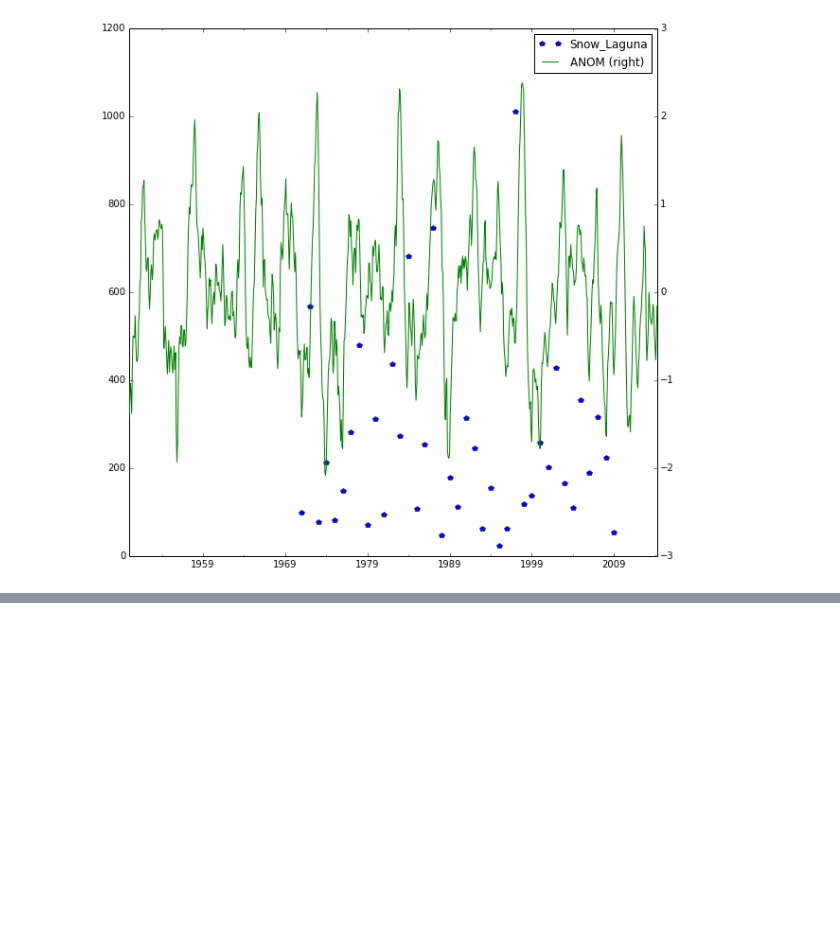
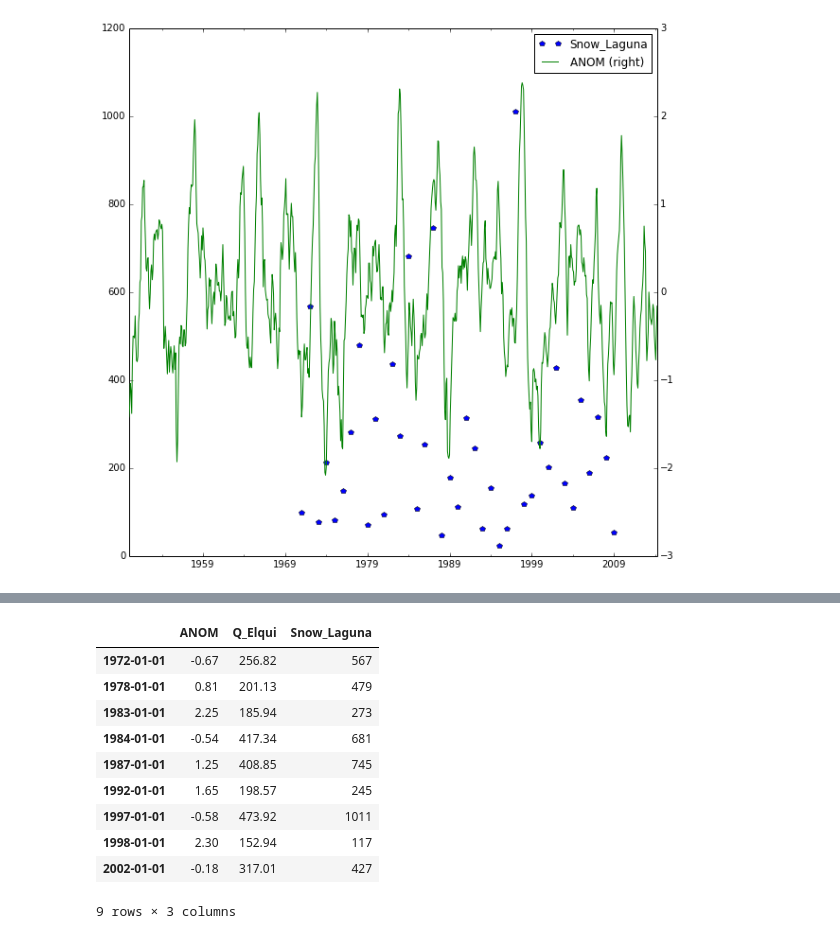
Before and after one commit to jrovegno/ipython-notebooks, a Jupyter notebook: pandas-ENSO.ipynb, the cells around one changed output, grey strips where cells are left out. Drawn from its saved outputs; the diff is of its cells as text; code cells hidden in the pictures; blank space fills up the shorter version.

```diff
--- a/pandas-ENSO.ipynb
+++ b/pandas-ENSO.ipynb
@@ -132,0 +149,14 @@ df[['Snow_Laguna','ANOM']].plot(secondary_y=['ANOM'], style=['p','-'], figsize=(
+# %%
+df[df.Q_Elqui> df.Q_Elqui.quantile(0.75)].dropna()
+# %% [output]
+|  | ANOM | Q_Elqui | Snow_Laguna |
+| 1972-01-01 | -0.67 | 256.82 | 567 |
+| 1978-01-01 | 0.81 | 201.13 | 479 |
+| 1983-01-01 | 2.25 | 185.94 | 273 |
+| 1984-01-01 | -0.54 | 417.34 | 681 |
+| 1987-01-01 | 1.25 | 408.85 | 745 |
+| 1992-01-01 | 1.65 | 198.57 | 245 |
+| 1997-01-01 | -0.58 | 473.92 | 1011 |
+| 1998-01-01 | 2.30 | 152.94 | 117 |
+| 2002-01-01 | -0.18 | 317.01 | 427 |
+9 rows × 3 columns
```
Also changed, not shown: parts of 6 cells of this notebook.
